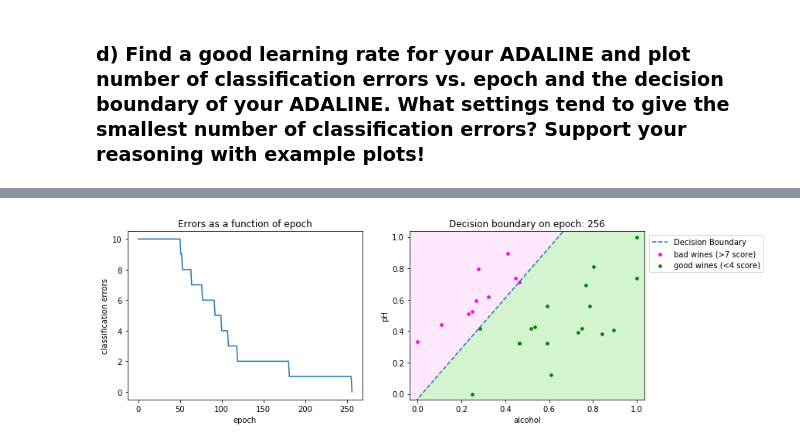
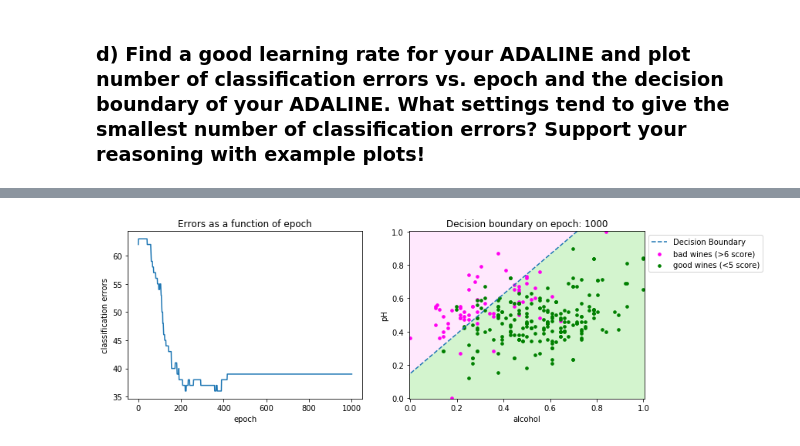
Before and after one commit to mx-crs/project_ft-sommelier, a Jupyter notebook: ft_sommelier.ipynb, the cells around one changed output, grey strips where cells are left out. Saved outputs shown, nothing was run; the diff lists cells and outputs as text; code cells hidden in the pictures.

Commit message:
data_set split and adaline assession implemented

```diff
--- a/ft_sommelier.ipynb
+++ b/ft_sommelier.ipynb
@@ -197,9 +193,9 @@ class Perseptron(BaseModel):
 - The function should allow the user to specify a specific epoch and see what the decision boundary of the perceptron was on that epoch. If a negative epoch is given, cause the plots to show the last epoch
 # %%
 def decision_boundary(weights, range_):
-    slope = (-weights[0]/weights[2]) / (weights[0]/weights[1])
-    b = -weights[0]/weights[2]
-    return [x * slope + b for x in range_]
+    slope = -weights[1]/weights[2]
+    intercept = -weights[0]/weights[2]
+    return [x * slope + intercept for x in range_]
 
 def plot_performance(performance, wine_data, good_tresh, bad_tresh, epoch=-1, save_plot=False):
     """
@@ -346,3 +342,29 @@ class Adaline(BaseModel):
                 epoch += 1
 # %% [markdown]
 ### d) Find a good learning rate for your ADALINE and plot number of classification errors vs. epoch and the decision boundary of your ADALINE. What settings tend to give the smallest number of classification errors? Support your reasoning with example plots!
+# %%
+good_treshold = 7
+bad_treshold = 4
+# %%
+data_service = DataService()
+
+df = data_service.prepare_data(wine_data, good_tresh=good_treshold, bad_tresh=bad_treshold, feature_scaling=True)
+X, y = data_service.get_Xy(df, ['pH', 'alcohol'])
+# %%
+temp = 100
+optimal = ()
+for lr in np.arange(0.000, 0.1, step=0.005):
+    adaline = Adaline(X, y)
+    result = adaline.train(mode="batch", epochs=1000, l_rate=lr)
+    min_errors = min([x[1] for x in result]), result[-1][1]
+    avrg_res = (sum(min_errors) + lr) / 3
+    if avrg_res < temp:
+        temp = avrg_res
+        optimal = (lr, min_errors)
+    print(f"lr: {lr}, absolutely min: {min_errors[0]}, last min: {min_errors[1]}")
+print(f"""
+------------------------------------------------------------------
+Optimal learning rate is: {optimal[0]}
+Marks: (absolutely min: {optimal[1][0]}, last min: {optimal[1][1]})
+------------------------------------------------------------------
+""")
@@ -349,9 +380,6 @@ class Adaline(BaseModel):
 # %%
-df = data_service.prepare_data(wine_data, good_tresh=8, bad_tresh=3, feature_scaling=True)
-X, y = data_service.get_Xy(df, ['pH', 'alcohol'])
-
 adaline = Adaline(X, y)
-
-plot_performance(adaline.train(mode="batch", seed=5), [pd.DataFrame(X, columns=['pH', 'alcohol']), y], good_tresh=8, bad_tresh=3)
+plot_performance(adaline.train(mode="batch", epochs=1000, l_rate=optimal[0]),
+    [pd.DataFrame(X, columns=['pH', 'alcohol']), y], good_tresh=good_treshold, bad_tresh=bad_treshold)
 # %% [output]
-[figure, old version]
+[figure, new version]
```
Also changed, not shown: parts of 13 cells of this notebook.
